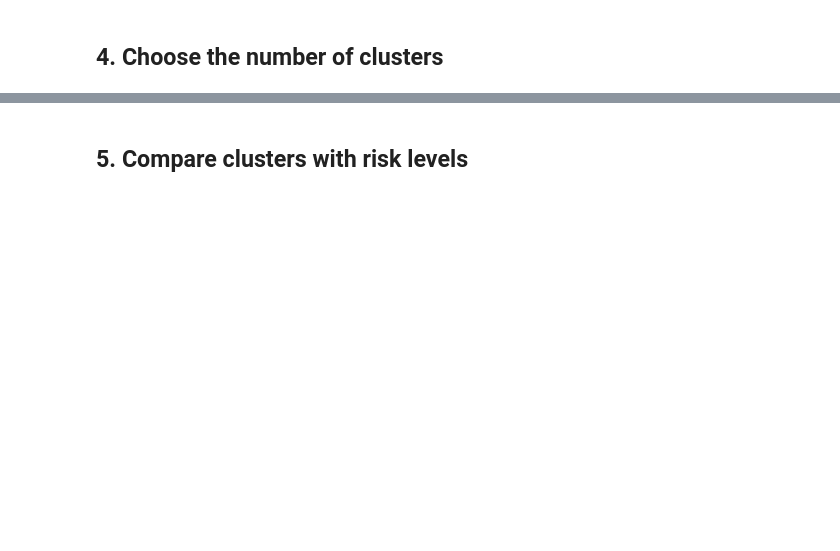
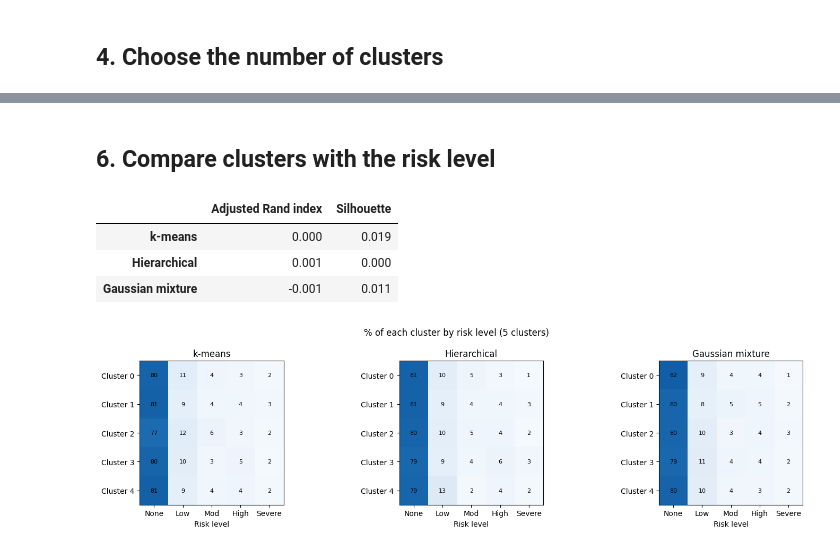
Before and after one commit to elgazar24/F21DL_Group_13, a Jupyter notebook: src/notebooks/Data_Analysis/Clustering/DS2_Clustering.ipynb, the cells around one changed output, grey strips where cells are left out. Drawn from its saved outputs; the diff is of its cells as text; code cells hidden in the pictures; blank space fills up the shorter version.

```diff
--- a/src/notebooks/Data_Analysis/Clustering/DS2_Clustering.ipynb
+++ b/src/notebooks/Data_Analysis/Clustering/DS2_Clustering.ipynb
@@ -11,2 +153,33 @@
 # %% [markdown]
-## 5. Compare clusters with risk levels
+## 6. Compare clusters with the risk level
+# %%
+labels = {
+    "k-means": km_models[5].predict(X_s),
+    "Hierarchical": AgglomerativeClustering(5, linkage="ward").fit_predict(X_s),
+    "Gaussian mixture": gmm_labels[5],
+}
+display(pd.DataFrame({
+    "Adjusted Rand index": [adjusted_rand_score(y_s, l) for l in labels.values()],
+    "Silhouette": [silhouette_score(X_s, l) for l in labels.values()],
+}, index=list(labels)).round(3) + 0.0)
+
+fig, axes = plt.subplots(1, 3, figsize=(15, 4))
+for ax, (name, l) in zip(axes, labels.items()):
+    mix = pd.crosstab(l, y_s, normalize="index").mul(100)
+    ax.imshow(mix, cmap="Blues", vmin=0, vmax=100)
+    ax.set_xticks(range(len(short)), short)
+    ax.set_yticks(range(len(mix)), [f"Cluster {i}" for i in mix.index])
+    for i in range(mix.shape[0]):
+        for j in range(mix.shape[1]):
+            ax.text(j, i, f"{mix.iloc[i, j]:.0f}", ha="center", va="center", fontsize=8)
+    ax.set_xlabel("Risk level")
+    ax.set_title(name)
+fig.suptitle("% of each cluster by risk level (5 clusters)")
+fig.tight_layout()
+plt.show()
+# %% [output]
+|  | Adjusted Rand index | Silhouette |
+| k-means | 0.000 | 0.019 |
+| Hierarchical | 0.001 | 0.000 |
+| Gaussian mixture | -0.001 | 0.011 |
+[figure, added]
```
Also changed, not shown: parts of 24 cells of this notebook, 4 other files.
